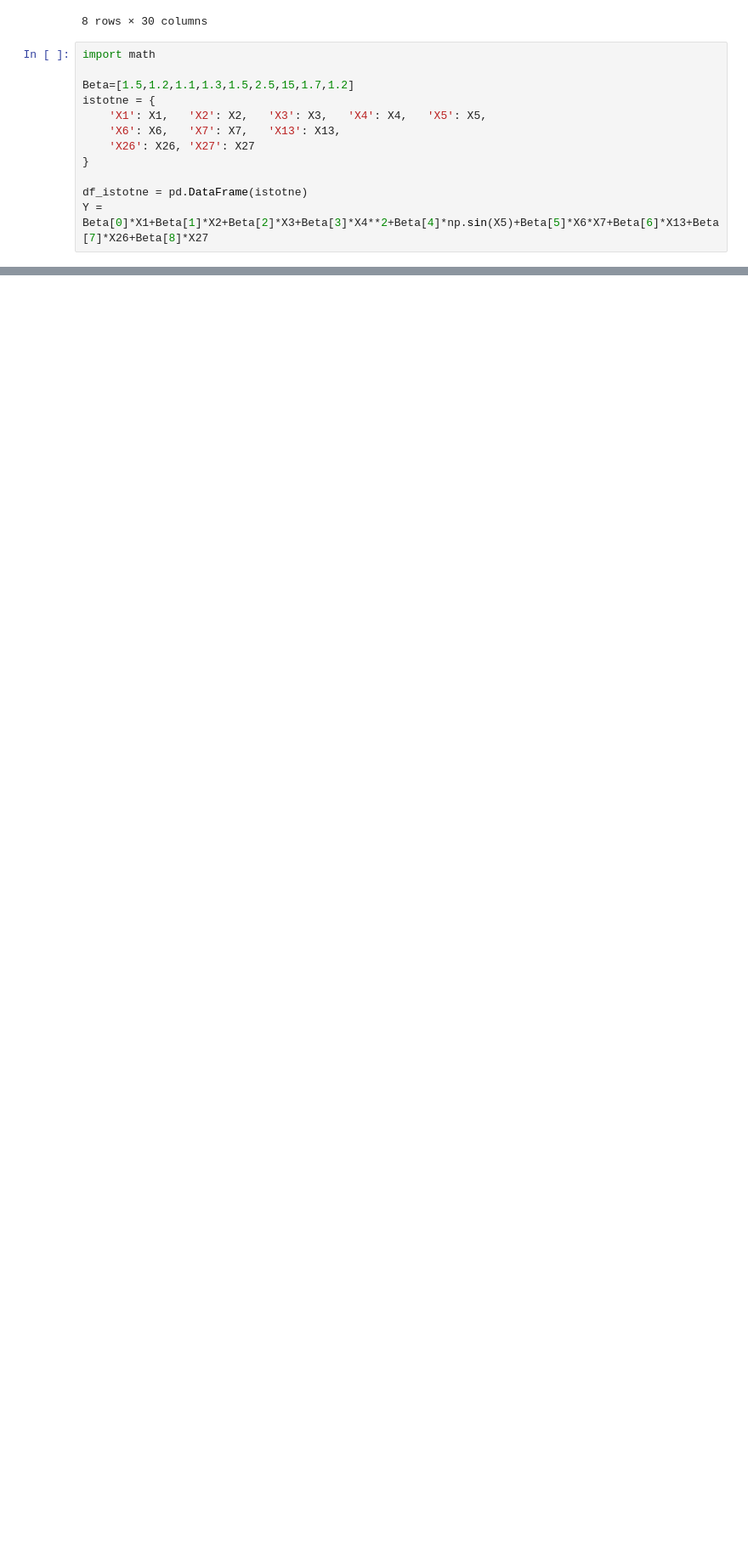
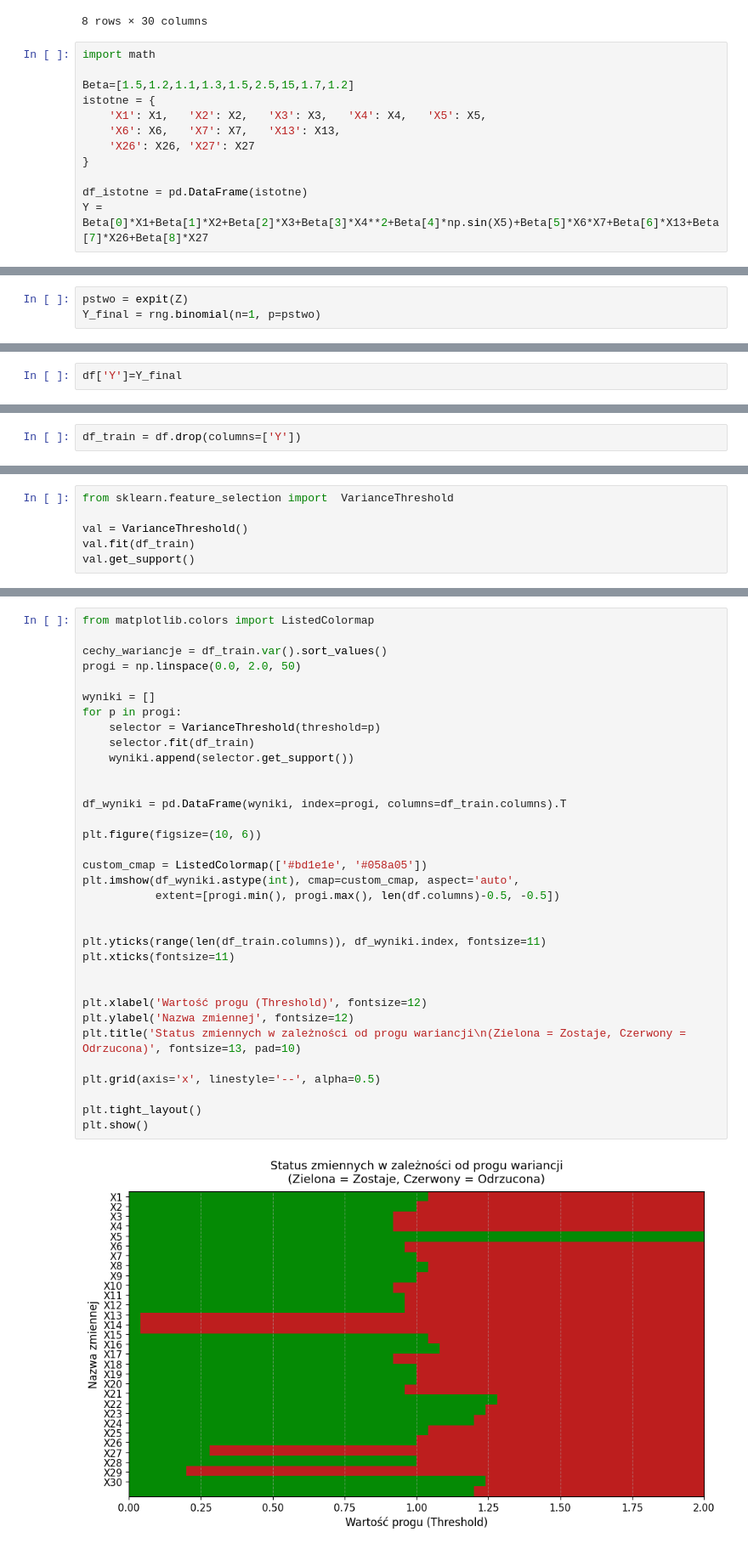
Before and after one commit to wilkdominik/Praca-licencjacka, a Jupyter notebook: Eksperyment koncowy/kody.ipynb, the cells around one changed output, grey strips where cells are left out. Shown at 85% size. Drawn from its saved outputs; the diff is of its cells as text; blank space fills up the shorter version.

```diff
--- a/Eksperyment koncowy/kody.ipynb
+++ b/Eksperyment koncowy/kody.ipynb
@@ -224,0 +210,3 @@ roznice_df = df_istotne[Y1 != Y2]
+# %%
+pstwo = expit(Z)
+Y_final = rng.binomial(n=1, p=pstwo)
@@ -224,0 +217,2 @@ roznice_df = df_istotne[Y1 != Y2]
+# %%
+df['Y']=Y_final
@@ -224,0 +252,2 @@ roznice_df = df_istotne[Y1 != Y2]
+# %%
+df_train = df.drop(columns=['Y'])
@@ -224,0 +256,6 @@ roznice_df = df_istotne[Y1 != Y2]
+# %%
+from sklearn.feature_selection import  VarianceThreshold
+
+val = VarianceThreshold()
+val.fit(df_train)
+val.get_support()
@@ -224,0 +267,36 @@ roznice_df = df_istotne[Y1 != Y2]
+# %%
+from matplotlib.colors import ListedColormap
+
+cechy_wariancje = df_train.var().sort_values()
+progi = np.linspace(0.0, 2.0, 50)
+
+wyniki = []
+for p in progi:
+    selector = VarianceThreshold(threshold=p)
+    selector.fit(df_train)
+    wyniki.append(selector.get_support())
+
+
+df_wyniki = pd.DataFrame(wyniki, index=progi, columns=df_train.columns).T
+
+plt.figure(figsize=(10, 6))
+
+custom_cmap = ListedColormap(['#bd1e1e', '#058a05'])
+plt.imshow(df_wyniki.astype(int), cmap=custom_cmap, aspect='auto',
+           extent=[progi.min(), progi.max(), len(df.columns)-0.5, -0.5])
+
+
+plt.yticks(range(len(df_train.columns)), df_wyniki.index, fontsize=11)
+plt.xticks(fontsize=11)
+
+
+plt.xlabel('Wartość progu (Threshold)', fontsize=12)
+plt.ylabel('Nazwa zmiennej', fontsize=12)
+plt.title('Status zmiennych w zależności od progu wariancji\n(Zielona = Zostaje, Czerwony = Odrzucona)', fontsize=13, pad=10)
+
+plt.grid(axis='x', linestyle='--', alpha=0.5)
+
+plt.tight_layout()
+plt.show()
+# %% [output]
+[figure, added]
```
Also changed, not shown: parts of 48 cells of this notebook, 1 other file.
